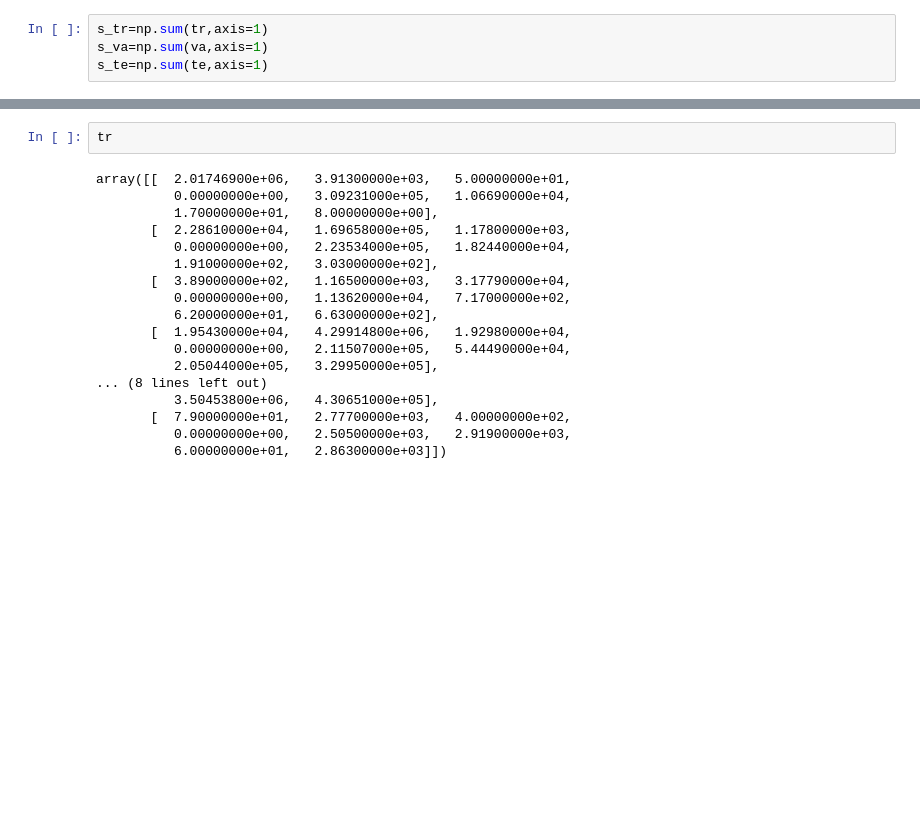
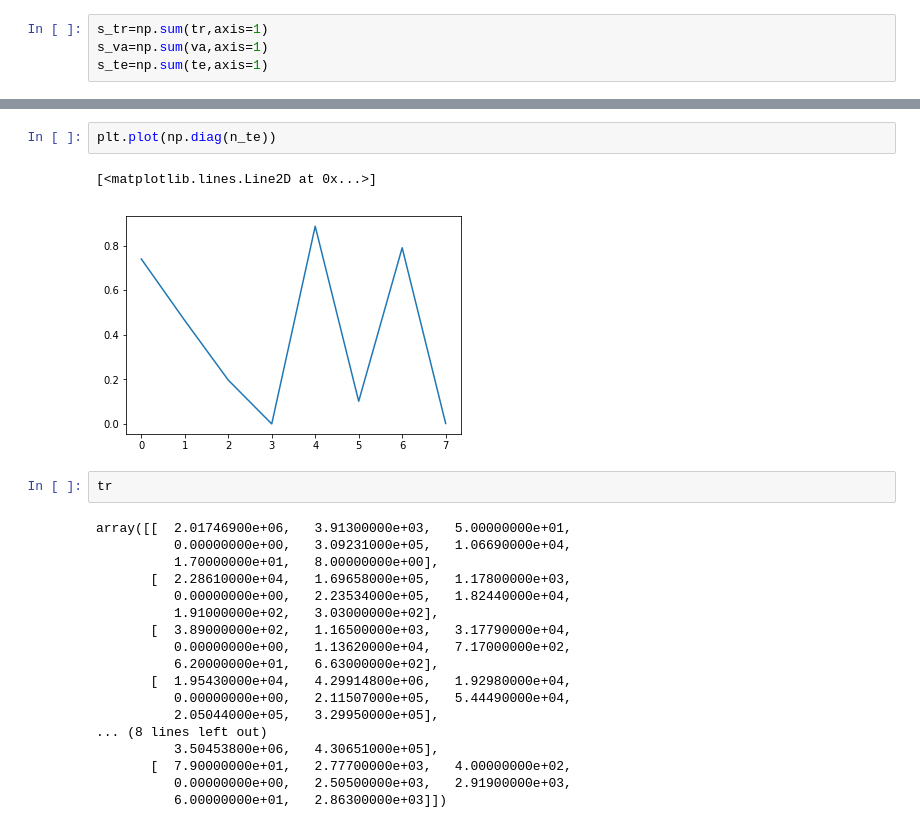
Before and after one commit to sriramvasu/segnet_vgg16, a Jupyter notebook: results.ipynb, the cells around one changed output, grey strips where cells are left out. Drawn from its saved outputs; the diff is of its cells as text; blank space fills up the shorter version.

```diff
--- a/results.ipynb
+++ b/results.ipynb
@@ -102,3 +115,8 @@ te=np.load(os.path.join(path,'test_conf_matrix.npy'))
+# %%
+plt.plot(np.diag(n_te))
+# %% [output]
+[<matplotlib.lines.Line2D at 0x...>]
+[figure, added]
 # %%
 tr
 # %% [output]
```
Also changed, not shown: parts of 10 cells of this notebook, 3 other files.
